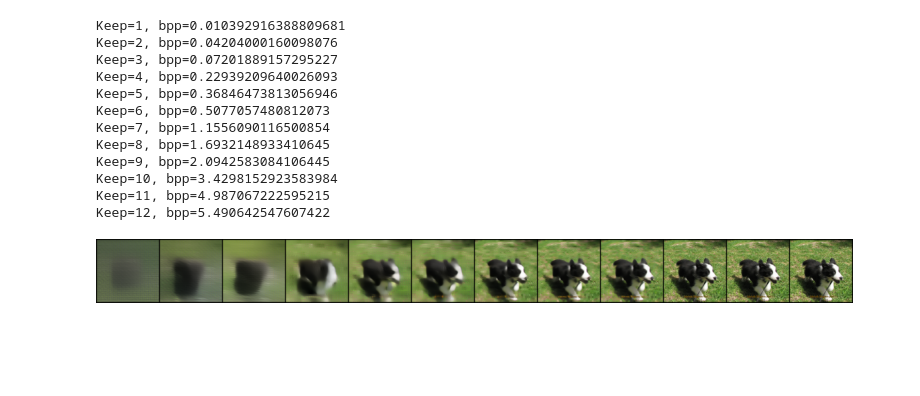
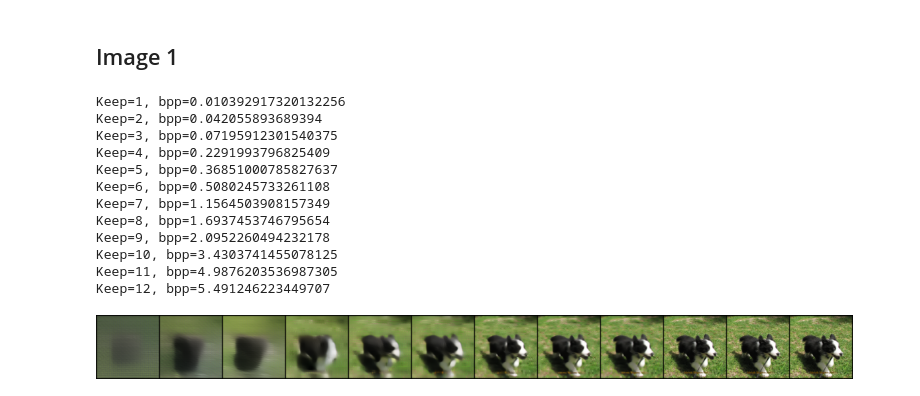
Before and after one commit to duanzhiihao/lossy-vae, a Jupyter notebook: scripts/qresvae/progressive-decoding.ipynb, the cells around one changed output. Saved outputs shown, nothing was run; the diff lists cells and outputs as text; code cells hidden in the pictures; blank space fills up the shorter version.

```diff
--- a/scripts/qresvae/progressive-decoding.ipynb
+++ b/scripts/qresvae/progressive-decoding.ipynb
@@ -8,46 +8,48 @@ import torchvision.transforms.functional as tvf
 torch.set_grad_enabled(False)
 
 from lvae import get_model
+
+device = torch.device('cuda:1')
+# %%
+def run_progressive_coding(model, img_path):
+    im = im = tvf.to_tensor(Image.open(img_path)).unsqueeze(0).to(device=device)
+    nB, imC, imH, imW = im.shape
+
+    stats_all = model.forward_get_latents(im)
+
+    progressive_decodings = []
+    L = len(stats_all)
+    for keep in range(1, L+1):
+        latents = [stat['z'] if (i < keep) else None for (i,stat) in enumerate(stats_all)]
+        kl_divs = [stat['kl'] for (i,stat) in enumerate(stats_all) if (i < keep)]
+        kl = sum([kl.sum(dim=(1,2,3)) for kl in kl_divs]) / (imH * imW) * math.log2(math.e)
+        sample = model.cond_sample(latents, temprature=0)
+        progressive_decodings.append(sample.squeeze(0))
+        print(f'Keep={keep}, bpp={kl.item()}')
+
+    return torch.stack(progressive_decodings, dim=0)
+# %% [markdown]
+## Image 1
 # %%
-device = torch.device('cuda:0')
-
 # initialize model
 model = get_model('qres34m', lmb=2048, pretrained=True)
+model = model.to(device=device).eval()
 
-model.eval()
-model = model.to(device=device)
+# run progressive coding
+ims = run_progressive_coding(model, img_path='../../images/collie128.png')
+im = tv.utils.make_grid(ims, nrow=12)
+tvf.resize(tvf.to_pil_image(im), size=64)
+# %% [output]
+Keep=1, bpp=0.010392917320132256
+Keep=2, bpp=0.042055893689394
+Keep=3, bpp=0.07195912301540375
+Keep=4, bpp=0.2291993796825409
+Keep=5, bpp=0.36851000785827637
+Keep=6, bpp=0.5080245733261108
+Keep=7, bpp=1.1564503908157349
+Keep=8, bpp=1.6937453746795654
+Keep=9, bpp=2.0952260494232178
+Keep=10, bpp=3.4303741455078125
+Keep=11, bpp=4.9876203536987305
+Keep=12, bpp=5.491246223449707
+[figure, added]
-# %%
-impath = Path('../../images/collie128.png')
-im = im = tvf.to_tensor(Image.open(impath)).unsqueeze_(0).to(device=device)
-nB, imC, imH, imW = im.shape
-
-stats_all = model.forward_get_latents(im)
-
-progressive_decodings = []
-L = len(stats_all)
-for keep in range(1, L+1):
-    latents = [stat['z'] if (i < keep) else None for (i,stat) in enumerate(stats_all)]
-    kl_divs = [stat['kl'] for (i,stat) in enumerate(stats_all) if (i < keep)]
-    kl = sum([kl.sum(dim=(1,2,3)) for kl in kl_divs]) / (imH * imW) * math.log2(math.e)
-    sample = model.cond_sample(latents, temprature=0)
-    progressive_decodings.append(sample.squeeze(0))
-    print(f'Keep={keep}, bpp={kl.item()}')
-progressive_decodings = torch.stack(progressive_decodings, dim=0)
-# %% [output]
-Keep=1, bpp=0.010392916388809681
-Keep=2, bpp=0.04204000160098076
-Keep=3, bpp=0.07201889157295227
-Keep=4, bpp=0.22939209640026093
-Keep=5, bpp=0.36846473813056946
-Keep=6, bpp=0.5077057480812073
-Keep=7, bpp=1.1556090116500854
-Keep=8, bpp=1.6932148933410645
-Keep=9, bpp=2.0942583084106445
-Keep=10, bpp=3.4298152923583984
-Keep=11, bpp=4.987067222595215
-Keep=12, bpp=5.490642547607422
-# %%
-im = tv.utils.make_grid(progressive_decodings, nrow=12)
-tvf.resize(tvf.to_pil_image(im), 64)
-# %% [output]
-[figure, removed]
```
Also changed, not shown: parts of 2 cells of this notebook, 1 other file.
